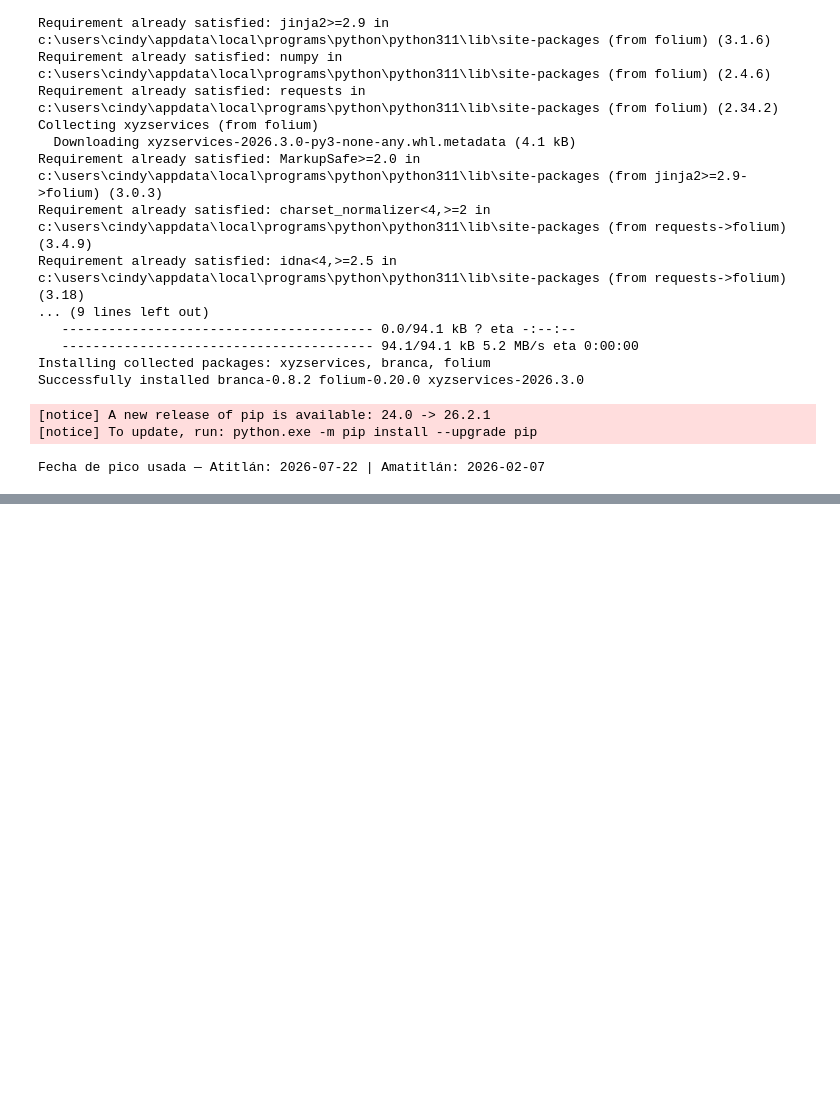
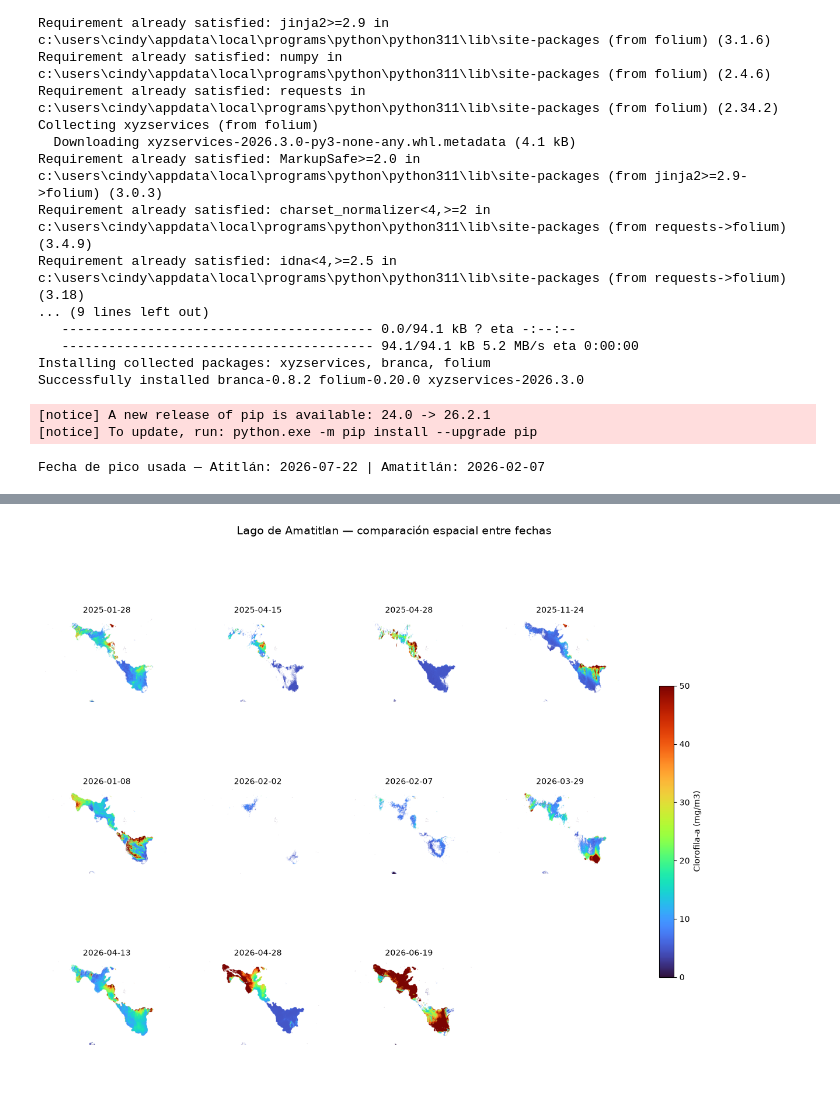
Before and after one commit to dannyrmrz/Lab04-DataScience, a Jupyter notebook: Lab04_Cianobacteria.ipynb, the cells around one changed output, grey strips where cells are left out. Cells and saved outputs as stored; diff of their text form; code cells hidden in the pictures; blank space fills up the shorter version.

```diff
--- a/Lab04_Cianobacteria.ipynb
+++ b/Lab04_Cianobacteria.ipynb
@@ -555,0 +575,4 @@ mapa_atitlan
+# %%
+grilla_chla("Amatitlan")
+# %% [output]
+[figure, added]
```
Also changed, not shown: parts of 5 cells of this notebook, 2 other files.
